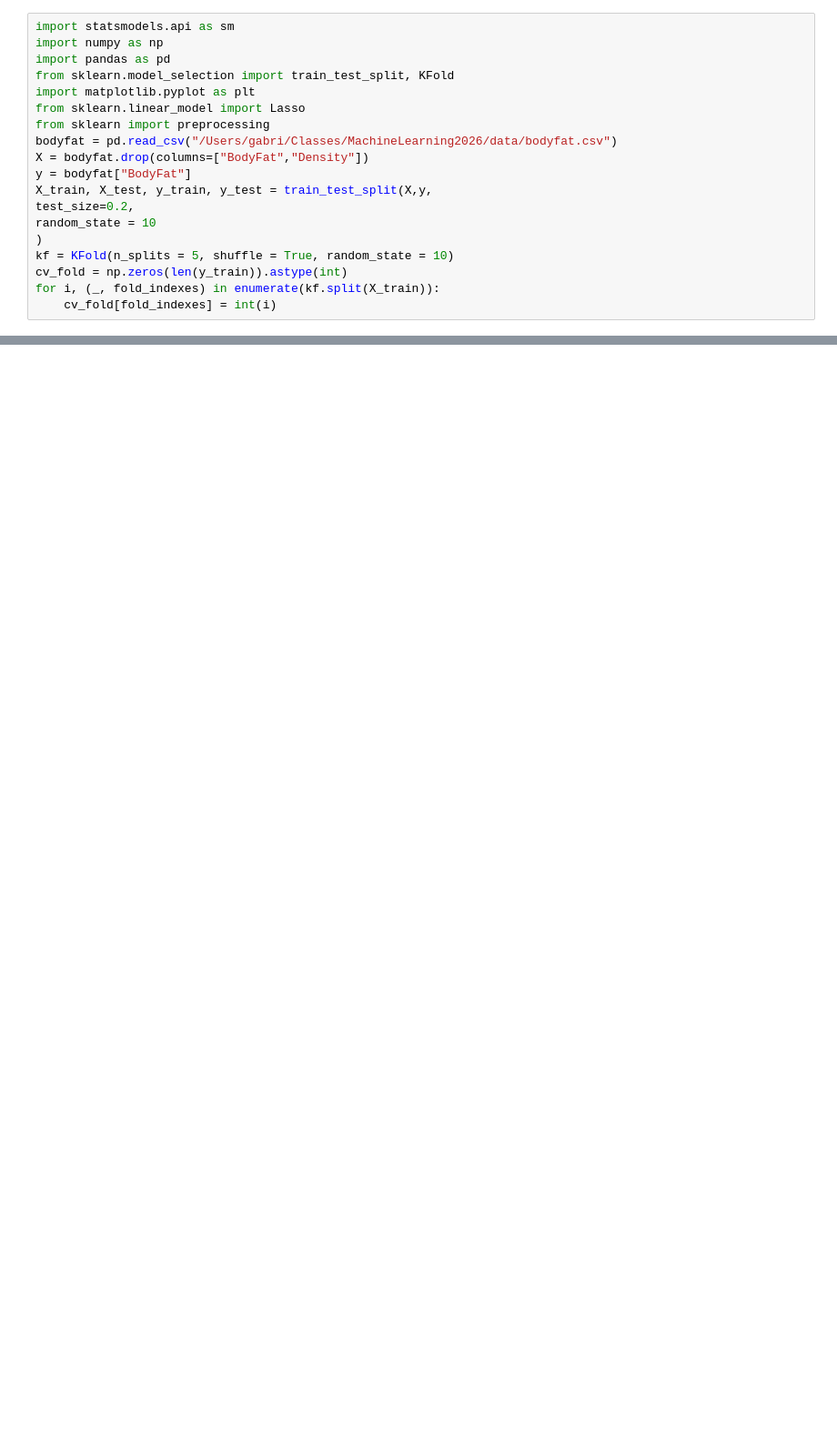
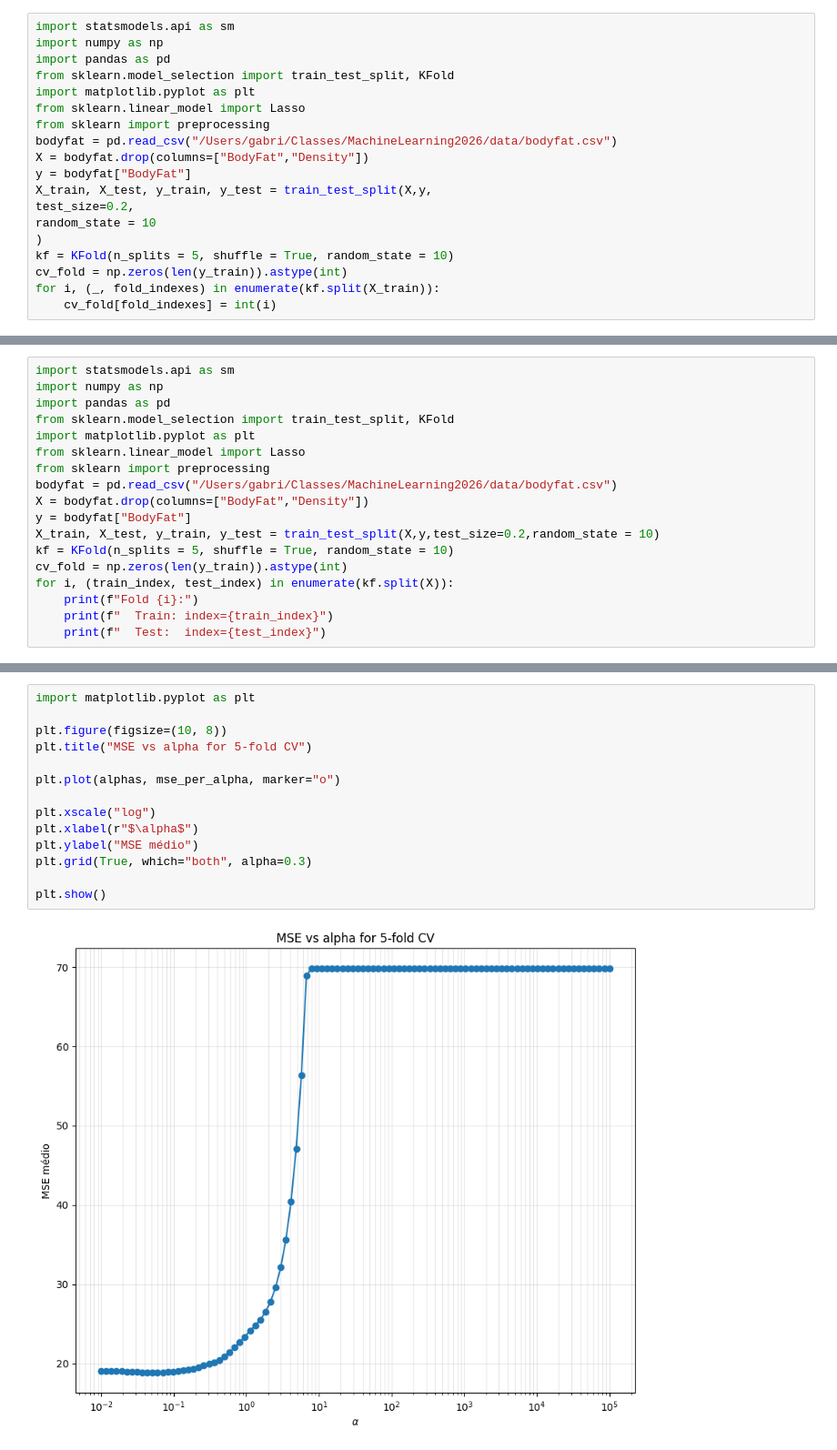
Before and after one commit to gvcf20/MachineLearning2026, a Jupyter notebook: Listas/Lista1/q5.ipynb, the cells around one changed output, grey strips where cells are left out. Shown at 91% size. Drawn from its saved outputs; the diff is of its cells as text; blank space fills up the shorter version.

```diff
--- a/Listas/Lista1/q5.ipynb
+++ b/Listas/Lista1/q5.ipynb
@@ -204,0 +295,18 @@ selected
+# %%
+import statsmodels.api as sm
+import numpy as np
+import pandas as pd
+from sklearn.model_selection import train_test_split, KFold
+import matplotlib.pyplot as plt
+from sklearn.linear_model import Lasso
+from sklearn import preprocessing
+bodyfat = pd.read_csv("/Users/gabri/Classes/MachineLearning2026/data/bodyfat.csv")
+X = bodyfat.drop(columns=["BodyFat","Density"])
+y = bodyfat["BodyFat"]
+X_train, X_test, y_train, y_test = train_test_split(X,y,test_size=0.2,random_state = 10)
+kf = KFold(n_splits = 5, shuffle = True, random_state = 10)
+cv_fold = np.zeros(len(y_train)).astype(int)
+for i, (train_index, test_index) in enumerate(kf.split(X)):
+    print(f"Fold {i}:")
+    print(f"  Train: index={train_index}")
+    print(f"  Test:  index={test_index}")
@@ -204,0 +364,16 @@ selected
+# %%
+import matplotlib.pyplot as plt
+
+plt.figure(figsize=(10, 8))
+plt.title("MSE vs alpha for 5-fold CV")
+
+plt.plot(alphas, mse_per_alpha, marker="o")
+
+plt.xscale("log")
+plt.xlabel(r"$\alpha$")
+plt.ylabel("MSE médio")
+plt.grid(True, which="both", alpha=0.3)
+
+plt.show()
+# %% [output]
+[figure, added]
```
Also changed, not shown: parts of 22 cells of this notebook.
